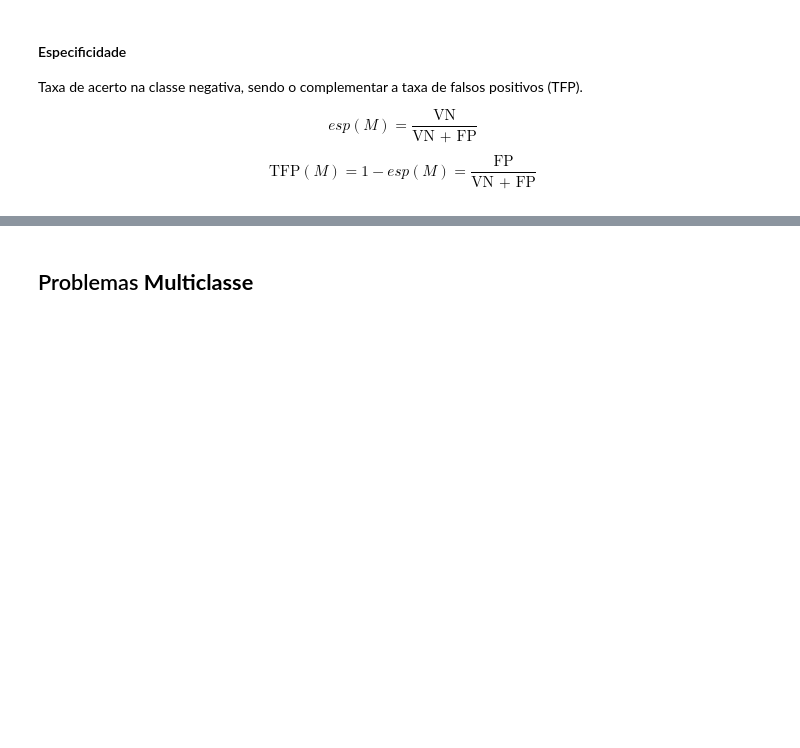
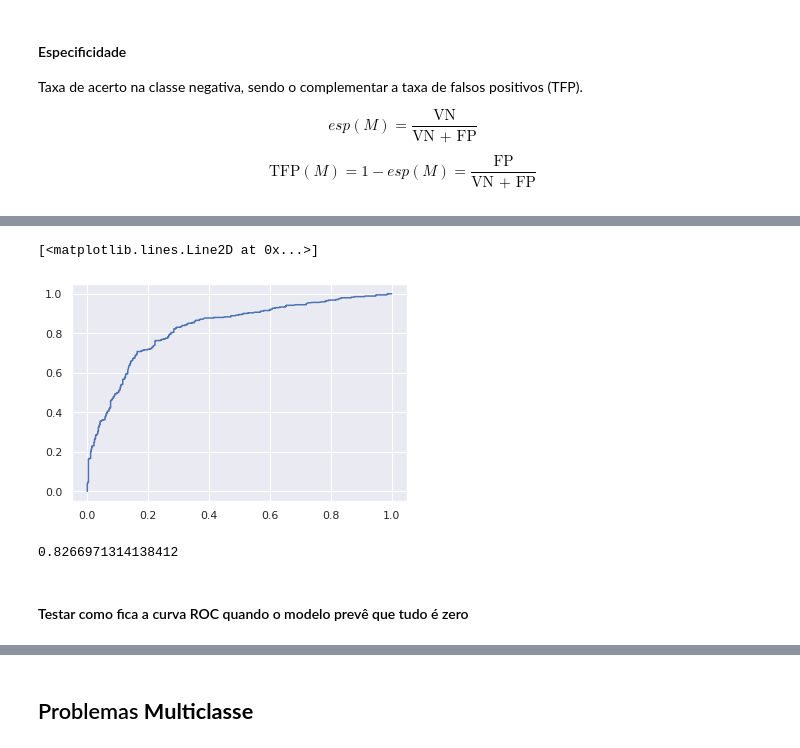
Before and after one commit to walisson-silva-ada/827-data-science, a Jupyter notebook: 03. Regressão Logística/3.2. Métricas de Avaliação.ipynb, the cells around one changed output, grey strips where cells are left out. Saved outputs shown, nothing was run; the diff lists cells and outputs as text; code cells hidden in the pictures; blank space fills up the shorter version.

```diff
--- a/03. Regressão Logística/3.2. Métricas de Avaliação.ipynb
+++ b/03. Regressão Logística/3.2. Métricas de Avaliação.ipynb
@@ -307,0 +385,13 @@ Fonte: [Tese sobre Detecção de Fraude - Página 86](https://www.teses.usp.br/t
+# %%
+tfp, tvp, thresholds = roc_curve(y3, y_proba3)
+# %%
+plt.plot(tfp, tvp)
+# %% [output]
+[<matplotlib.lines.Line2D at 0x...>]
+[figure, added]
+# %%
+roc_auc_score(y3, y_proba3)
+# %% [output]
+0.8266971314138412
+# %% [markdown]
+#### Testar como fica a curva ROC quando o modelo prevê que tudo é zero
```
Also changed, not shown: parts of 42 cells of this notebook, 1 other file.
